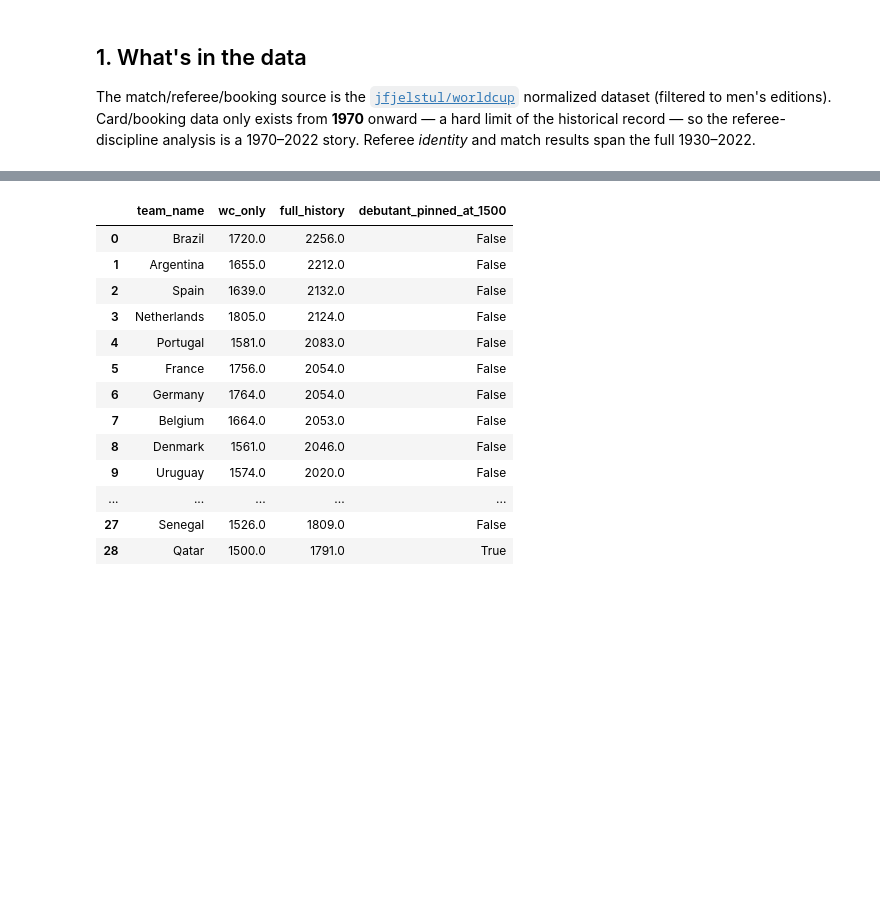
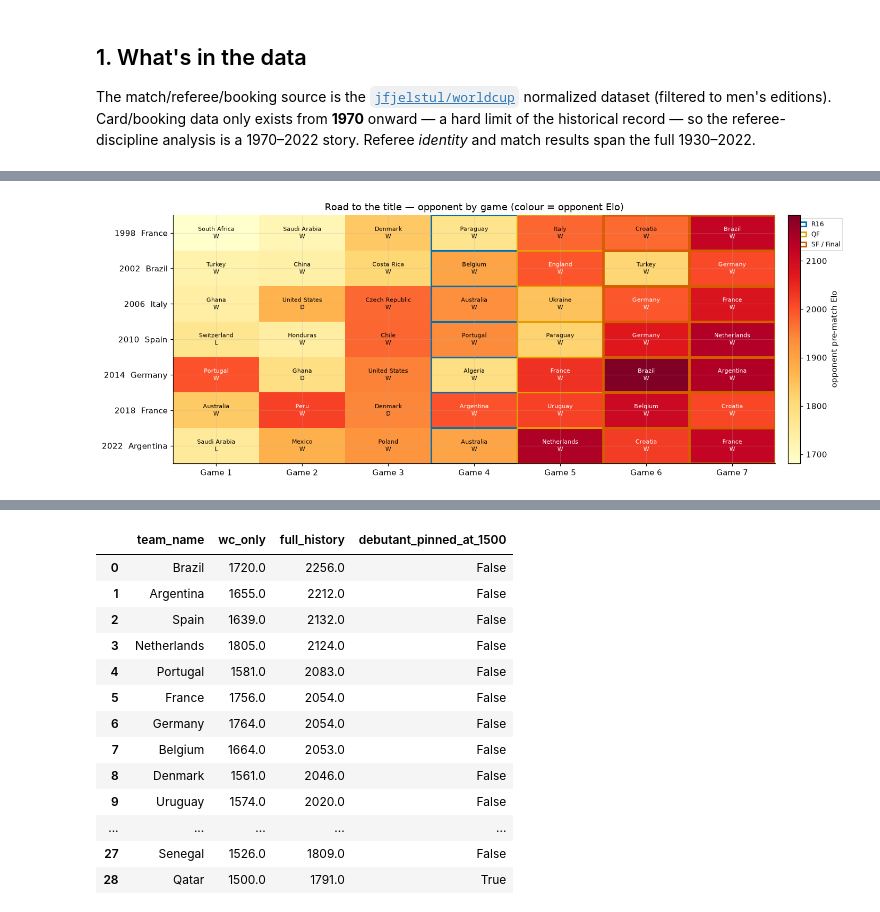
Before and after one commit to jorge-sader/worldcup-anomalies, a Jupyter notebook: notebooks/world_cup_irregularities.ipynb, the cells around one changed output, grey strips where cells are left out. Drawn from its saved outputs; the diff is of its cells as text; code cells hidden in the pictures; blank space fills up the shorter version.

```diff
--- a/notebooks/world_cup_irregularities.ipynb
+++ b/notebooks/world_cup_irregularities.ipynb
@@ -40,7 +40,8 @@ from worldcup_anomalies.intl_elo import load_intl_results, build_intl_elo, annot
 
 data = load_data()                                  # men's-only, cached under data/raw/
 elo_wc = compute_elo(data.matches)                  # self-contained World-Cup-only Elo
-elo = annotate_world_cup(data.matches, build_intl_elo(load_intl_results()))  # grounded, primary
+elo_timeline = build_intl_elo(load_intl_results())  # full-history Elo, per-team over 1872–2026
+elo = annotate_world_cup(data.matches, elo_timeline)  # grounded ratings per WC match (primary)
 print("Loaded data and computed both World-Cup-only and full-history Elo ratings.")
 # %% [output]
 Loaded data and computed both World-Cup-only and full-history Elo ratings.
@@ -77,0 +129,50 @@ Card data: 1970–2022  |  400 referees
+# %%
+import matplotlib.patches as mpatches
+
+champ_years = [1998, 2002, 2006, 2010, 2014, 2018, 2022]
+paths = {}
+maxg = 0
+for yr in champ_years:
+    row = data.tournaments[data.tournaments.year == yr]
+    tid, champ = row.tournament_id.iloc[0], row.winner.iloc[0]
+    p = team_path(data, tid, champ, elo)
+    paths[(yr, champ)] = p
+    maxg = max(maxg, len(p))
+
+nrows = len(paths)
+E = np.full((nrows, maxg), np.nan)
+labels = np.empty((nrows, maxg), dtype=object); labels[:] = ""
+stages = np.empty((nrows, maxg), dtype=object); stages[:] = ""
+ylabels = []
+for i, ((yr, champ), p) in enumerate(paths.items()):
+    ylabels.append(f"{yr}  {champ}")
+    for r in p.itertuples():
+        E[i, r.game_no - 1] = r.opponent_elo
+        labels[i, r.game_no - 1] = f"{r.opponent}\n{r.result[:1].upper()}"
+        stages[i, r.game_no - 1] = r.stage_short
+
+fig, ax = plt.subplots(figsize=(13, 5))
+im = ax.imshow(E, cmap="YlOrRd", aspect="auto")
+stage_edge = {"R16": "#0072B2", "QF": "#E69F00", "SF": "#D55E00", "FIN": "#D55E00"}
+for i in range(nrows):
+    for j in range(maxg):
+        if not labels[i, j]:
+            continue
+        val = E[i, j]
+        tc = "white" if (not np.isnan(val) and val > np.nanmean(E) + 60) else "black"
+        ax.text(j, i, labels[i, j], ha="center", va="center", fontsize=7.5, color=tc)
+        edge = stage_edge.get(stages[i, j])
+        if edge:
+            lw = 3 if stages[i, j] in ("SF", "FIN") else 2
+            ax.add_patch(mpatches.Rectangle((j - 0.5, i - 0.5), 1, 1, fill=False,
+                                            edgecolor=edge, lw=lw))
+ax.set_xticks(range(maxg)); ax.set_xticklabels([f"Game {k+1}" for k in range(maxg)])
+ax.set_yticks(range(nrows)); ax.set_yticklabels(ylabels)
+ax.set_title("Road to the title — opponent by game (colour = opponent Elo)")
+cbar = plt.colorbar(im, ax=ax, fraction=0.025, pad=0.02); cbar.set_label("opponent pre-match Elo")
+legend = [mpatches.Patch(edgecolor=c, facecolor="none", label=s, linewidth=2)
+          for s, c in [("R16", "#0072B2"), ("QF", "#E69F00"), ("SF / Final", "#D55E00")]]
+ax.legend(handles=legend, loc="upper left", bbox_to_anchor=(1.02, 1), fontsize=8)
+plt.tight_layout(); plt.show()
+# %% [output]
+[figure, added]
```
Also changed, not shown: parts of 20 cells of this notebook, 4 other files.
